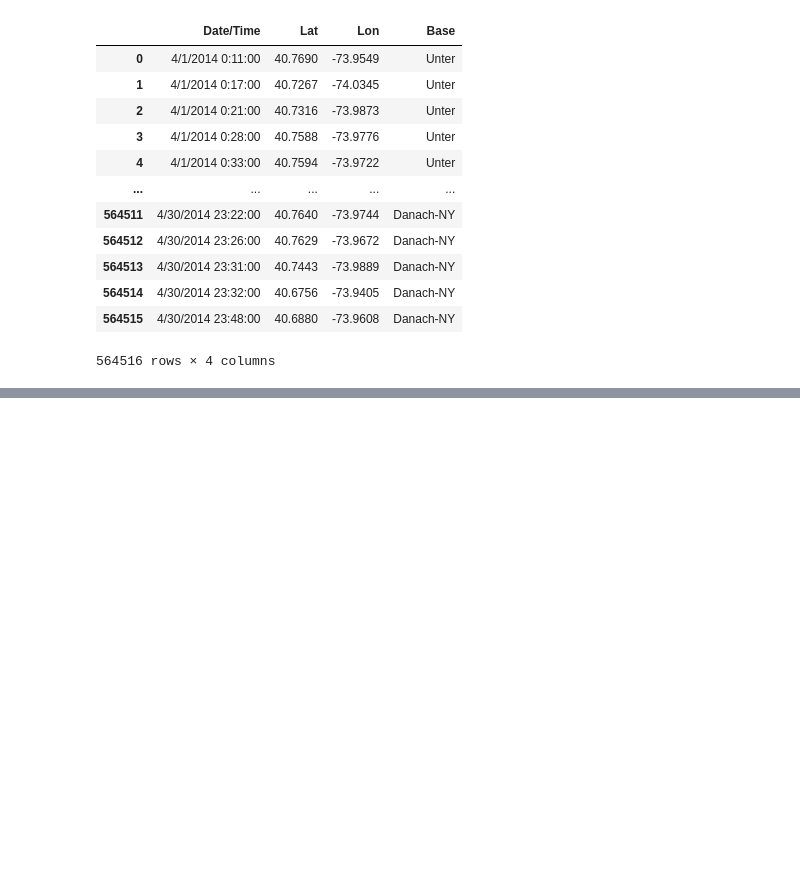
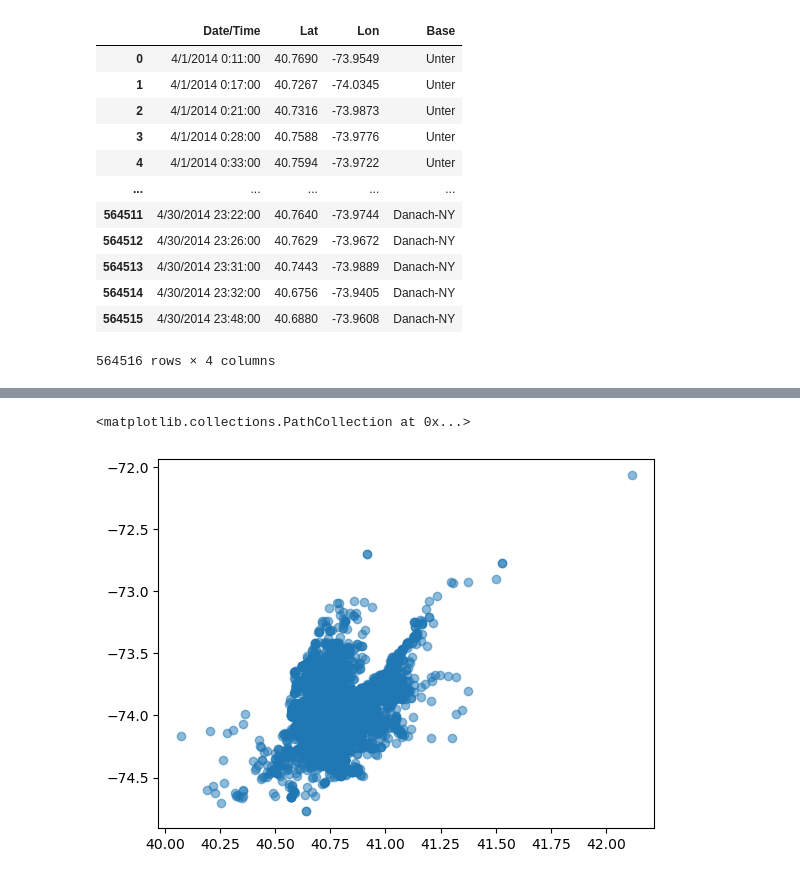
Before and after one commit to hyounce/NYC-transportation, a Jupyter notebook: uber/uber_eda.ipynb, the cells around one changed output, grey strips where cells are left out. Saved outputs shown, nothing was run; the diff lists cells and outputs as text; code cells hidden in the pictures; blank space fills up the shorter version.

```diff
--- a/uber/uber_eda.ipynb
+++ b/uber/uber_eda.ipynb
@@ -90,0 +112,5 @@ uber_apr14
+# %%
+plt.scatter(uber_apr14['Lat'], uber_apr14['Lon'], alpha = 0.5)
+# %% [output]
+<matplotlib.collections.PathCollection at 0x...>
+[figure, added]
```
Also changed, not shown: parts of 9 cells of this notebook.
